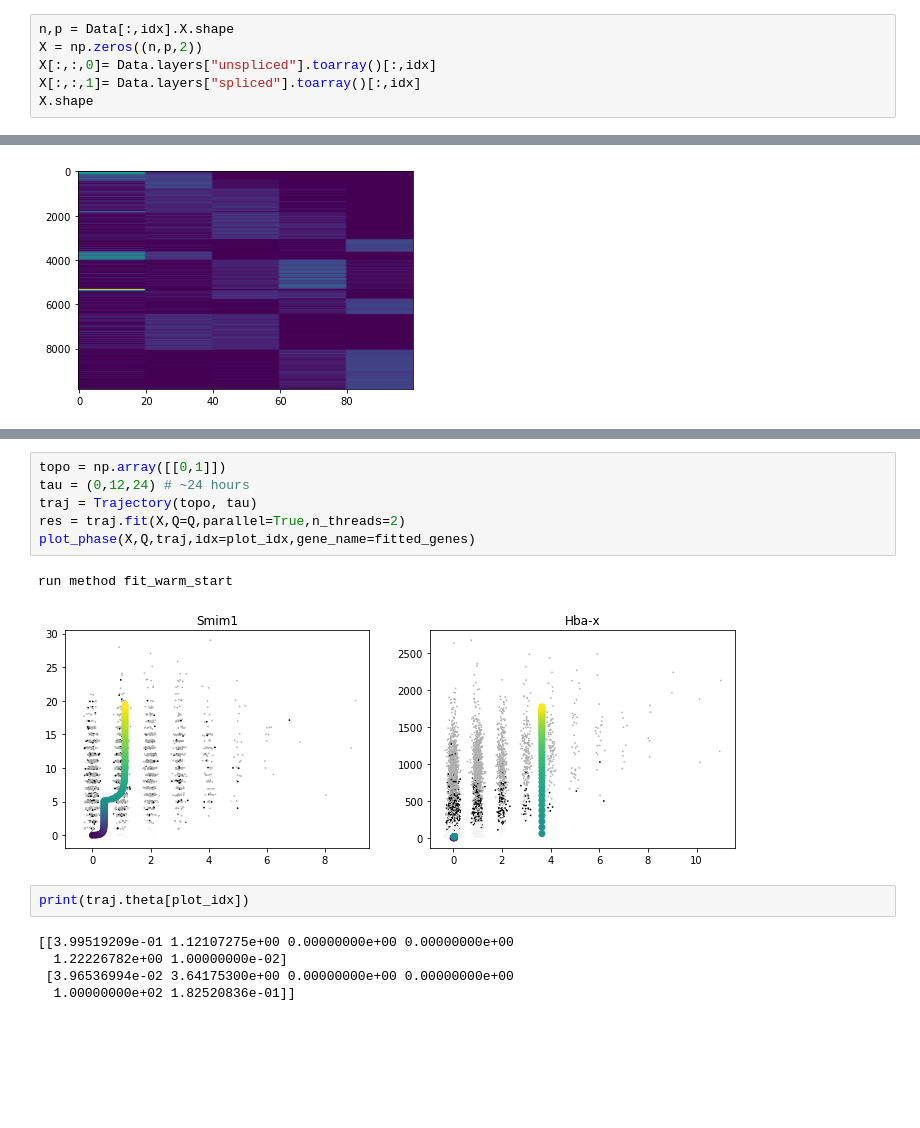
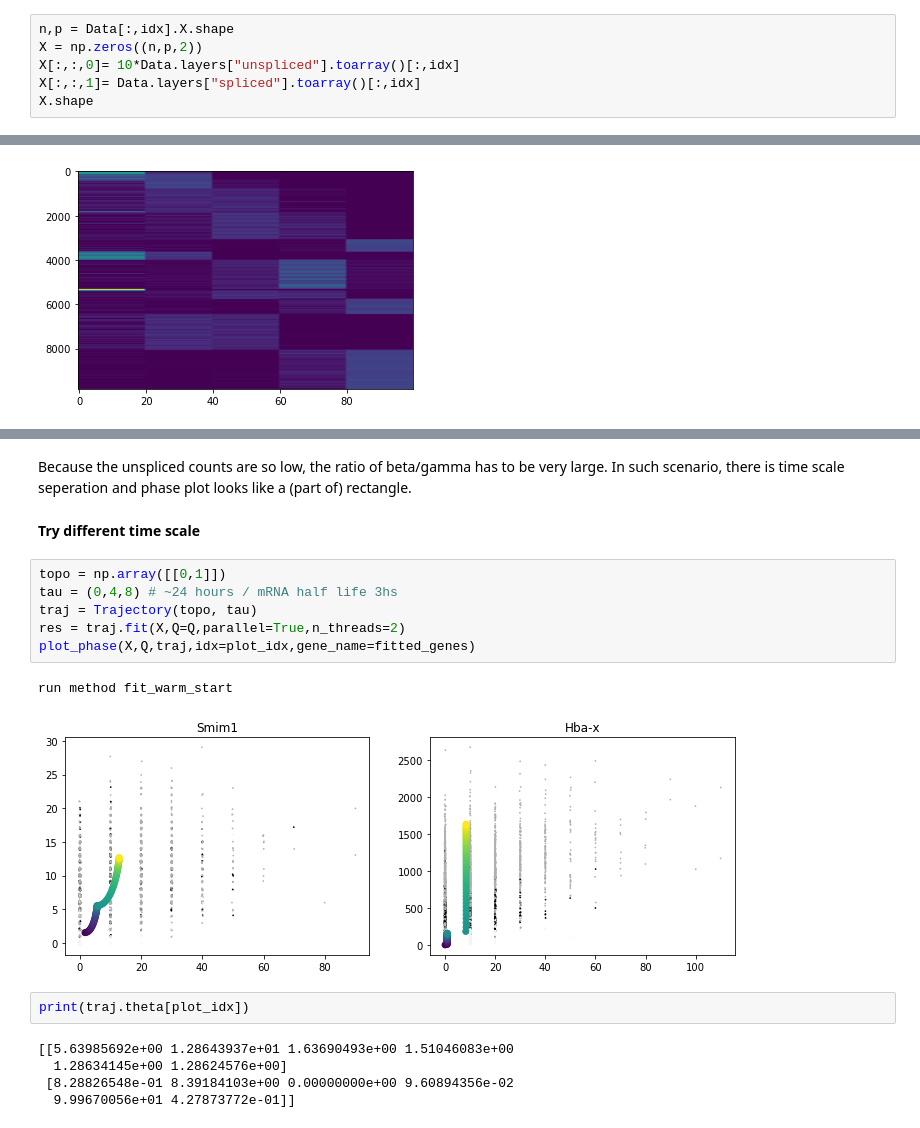
Before and after one commit to pachterlab/FGP_2024, a Jupyter notebook: notebooks/Barile.ipynb, the cells around one changed output, grey strips where cells are left out. Drawn from its saved outputs; the diff is of its cells as text; blank space fills up the shorter version.

```diff
--- a/notebooks/Barile.ipynb
+++ b/notebooks/Barile.ipynb
@@ -132,7 +132,7 @@ fitted_genes = gene_names[idx]
 # %%
 n,p = Data[:,idx].X.shape
 X = np.zeros((n,p,2))
-X[:,:,0]= Data.layers["unspliced"].toarray()[:,idx]
+X[:,:,0]= 10*Data.layers["unspliced"].toarray()[:,idx]
 X[:,:,1]= Data.layers["spliced"].toarray()[:,idx]
 X.shape
 # %% [output]
@@ -183,16 +208,20 @@ print(traj.theta[plot_idx])
+# %% [markdown]
+Because the unspliced counts are so low, the ratio of beta/gamma has to be very large. In such scenario, there is time scale seperation and phase plot looks like a (part of) rectangle.
+# %% [markdown]
+**Try different time scale**
 # %%
 topo = np.array([[0,1]])
-tau = (0,12,24) # ~24 hours
+tau = (0,4,8) # ~24 hours / mRNA half life 3hs
 traj = Trajectory(topo, tau)
 res = traj.fit(X,Q=Q,parallel=True,n_threads=2)
 plot_phase(X,Q,traj,idx=plot_idx,gene_name=fitted_genes)
 # %% [output]
 run method fit_warm_start
-[figure, old version]
+[figure, new version]
 # %%
 print(traj.theta[plot_idx])
 # %% [output]
-[[3.99519209e-01 1.12107275e+00 0.00000000e+00 0.00000000e+00
-  1.22226782e+00 1.00000000e-02]
- [3.96536994e-02 3.64175300e+00 0.00000000e+00 0.00000000e+00
-  1.00000000e+02 1.82520836e-01]]
+[[5.63985692e+00 1.28643937e+01 1.63690493e+00 1.51046083e+00
+  1.28634145e+00 1.28624576e+00]
+ [8.28826548e-01 8.39184103e+00 0.00000000e+00 9.60894356e-02
+  9.99670056e+01 4.27873772e-01]]
```
Also changed, not shown: parts of 4 cells of this notebook.
